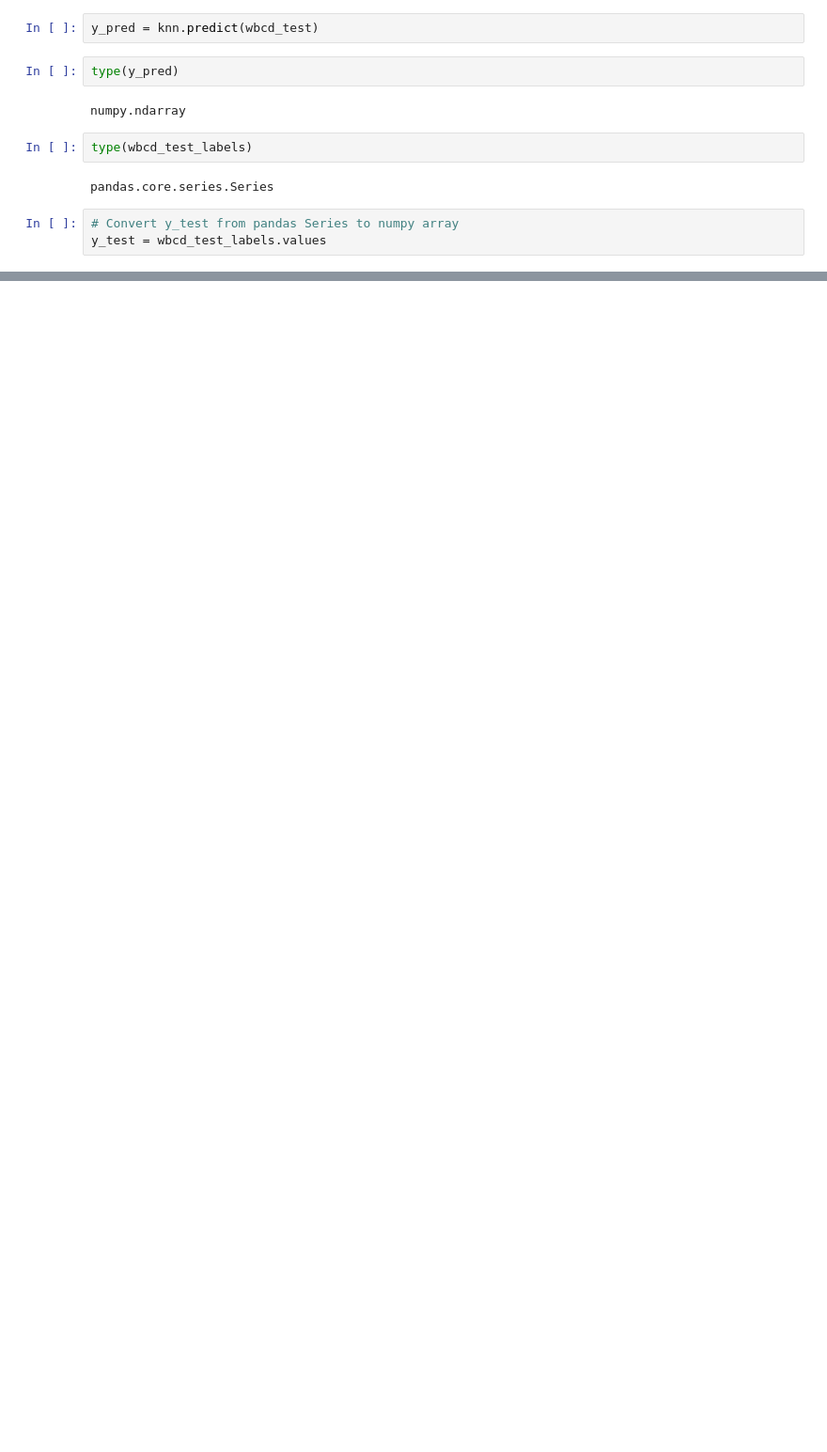
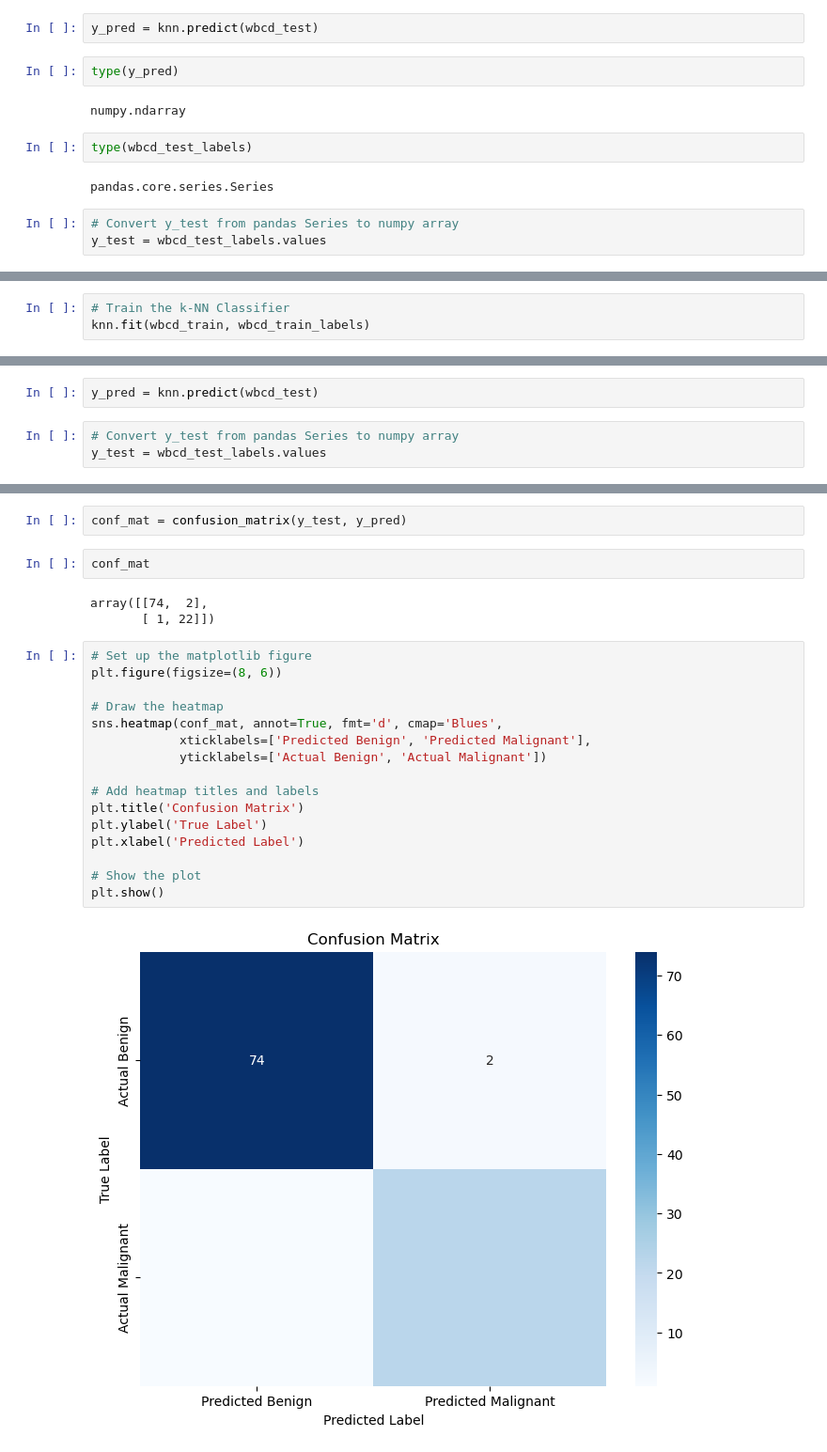
Before and after one commit to Code-By-Rob/k-nn_breast_cancer_classification, a Jupyter notebook: k-nn_breast_cancer.ipynb, the cells around one changed output, grey strips where cells are left out. Shown at 94% size. Drawn from its saved outputs; the diff is of its cells as text; blank space fills up the shorter version.

```diff
--- a/k-nn_breast_cancer.ipynb
+++ b/k-nn_breast_cancer.ipynb
@@ -206,0 +349,3 @@ Accuracy: 0.97
+# %%
+# Train the k-NN Classifier
+knn.fit(wbcd_train, wbcd_train_labels)
@@ -206,0 +354,5 @@ Accuracy: 0.97
+# %%
+y_pred = knn.predict(wbcd_test)
+# %%
+# Convert y_test from pandas Series to numpy array
+y_test = wbcd_test_labels.values
@@ -206,0 +398,25 @@ Accuracy: 0.97
+# %%
+conf_mat = confusion_matrix(y_test, y_pred)
+# %%
+conf_mat
+# %% [output]
+array([[74,  2],
+       [ 1, 22]])
+# %%
+# Set up the matplotlib figure
+plt.figure(figsize=(8, 6))
+
+# Draw the heatmap
+sns.heatmap(conf_mat, annot=True, fmt='d', cmap='Blues',
+            xticklabels=['Predicted Benign', 'Predicted Malignant'],
+            yticklabels=['Actual Benign', 'Actual Malignant'])
+
+# Add heatmap titles and labels
+plt.title('Confusion Matrix')
+plt.ylabel('True Label')
+plt.xlabel('Predicted Label')
+
+# Show the plot
+plt.show()
+# %% [output]
+[figure, added]
```
Also changed, not shown: parts of 49 cells of this notebook.
